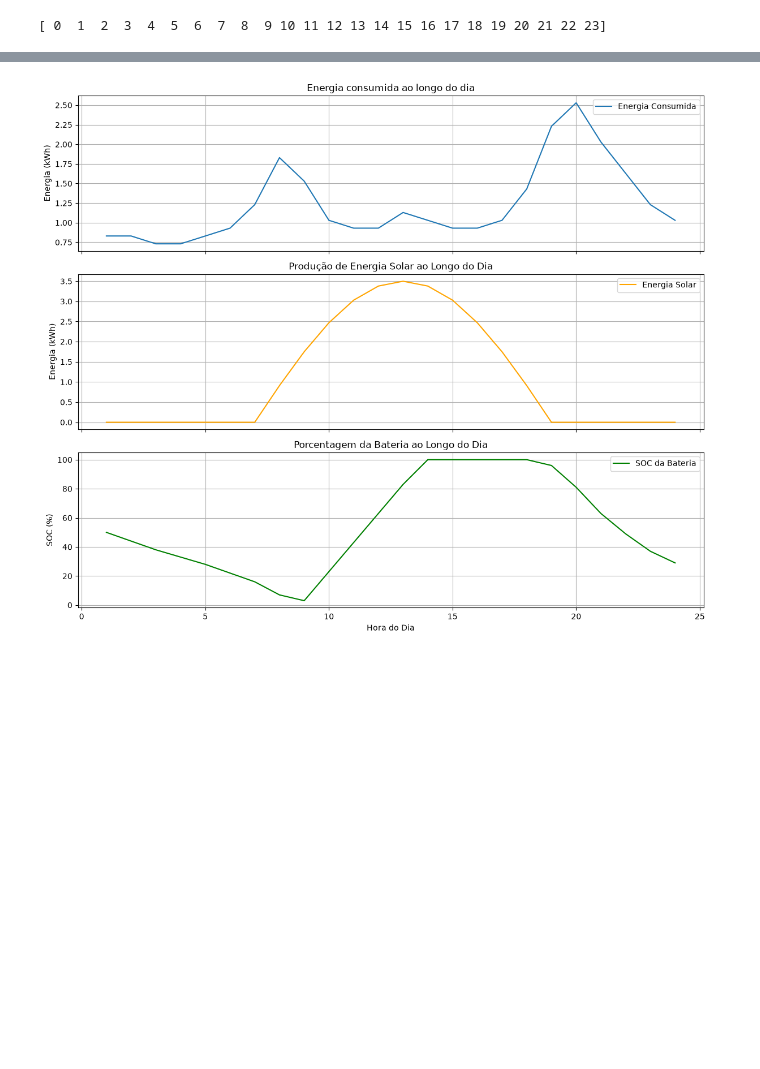
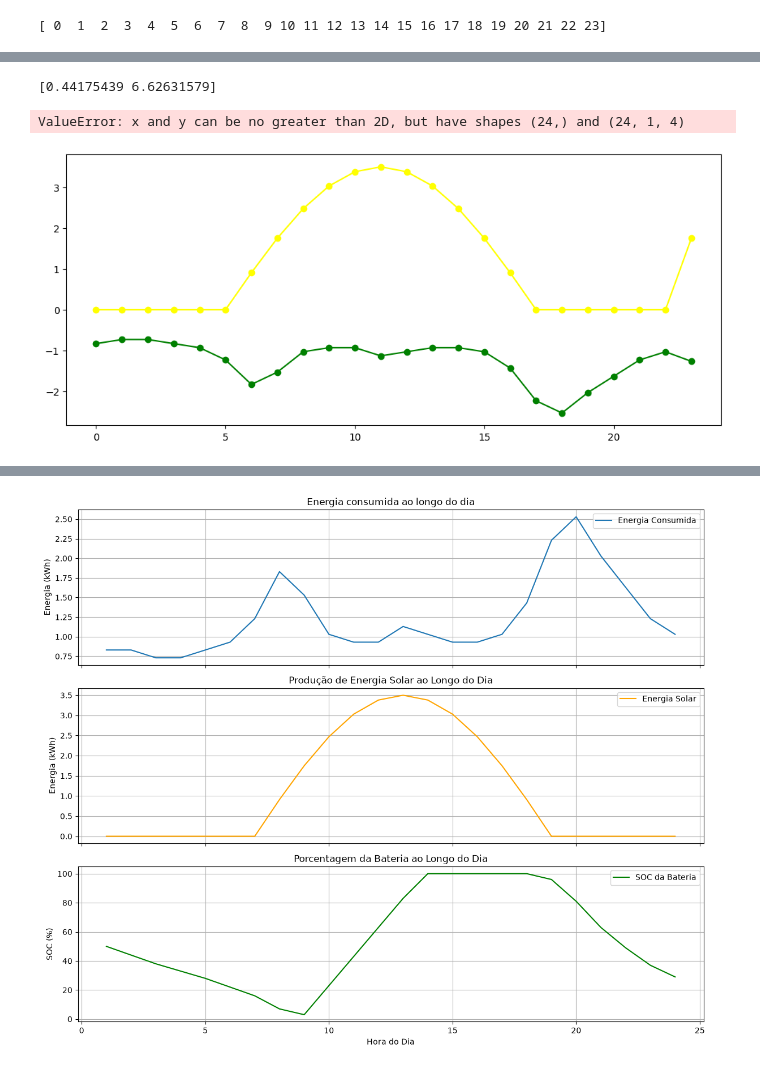
Before and after one commit to pedroMB03/TCC--SmartGrid-com-MPC, a Jupyter notebook: Controlers/rbc.ipynb, the cells around one changed output, grey strips where cells are left out. Cells and saved outputs as stored; diff of their text form; code cells hidden in the pictures; blank space fills up the shorter version.

```diff
--- a/main.ipynb
+++ b/Controlers/rbc.ipynb
@@ -117,3 +117,11 @@ ESTRUTURA DE u(t):
 
 ESTRUTURA DE y(t):
 {'load': [0.6719367588932805], 'battery': [array([0.42250454, 0.42250454])], 'grid': [array([0., 0., 0., 0.])], 'pv': [0.0], 'balancing': [array([], dtype=float64)]}
+# %%
+# Criando um dicionário para armazenar os módulos de y
+modulos = {
+    "load": mg.modules.load.item(),
+    "battery": mg.modules.battery.item(),
+    "grid": mg.modules.grid.item(),
+    "pv": mg.modules.pv.item()
+}
@@ -146,3 +180,39 @@ plt.grid(True)
+# %%
+bateria_original = bateria.from_normalized(
+    vetor_y[0]["battery"][0],
+    obs=True
+)
+
+print(bateria_original)
+# %% [output]
+[0.44175439 6.62631579]
+# %%
+# Plotando os resultados de y(t)
+
+plt.figure(figsize=(12,5))
+
+load_desnormalizado = [y['load'] for y in vetor_y_fisico]
+
+pv_desnormalizado = [y['pv'] for y in vetor_y_fisico]
+
+grid_desnormalizado = [y['grid'] for y in vetor_y_fisico]
+
+
+plt.plot(range(len(vetor_y_fisico)), load_desnormalizado, label='Load (kWh)', color='green', marker='o')
+
+plt.plot(range(len(vetor_y_fisico)), pv_desnormalizado, label='PV (kWh)', color='yellow', marker='o')
+
+plt.plot(range(len(vetor_y_fisico)), grid_desnormalizado, label='Grid (kWh)', color='red', marker='o')
+
+plt.title('Sinais de Saída y(t)')
+plt.xlabel('Tempo (horas)')
+plt.ylabel('Energia (kWh)')
+plt.xticks(range(len(vetor_y_fisico)))
+plt.legend()
+plt.grid(True)
+# %% [output]
+ValueError: x and y can be no greater than 2D, but have shapes (24,) and (24, 1, 4)
+[figure, added]
 # %%
 resumo = pd.DataFrame({
     "hora": np.arange(1, len(log) + 1),
```
Also changed, not shown: parts of 3 cells of this notebook, 3 other files.
